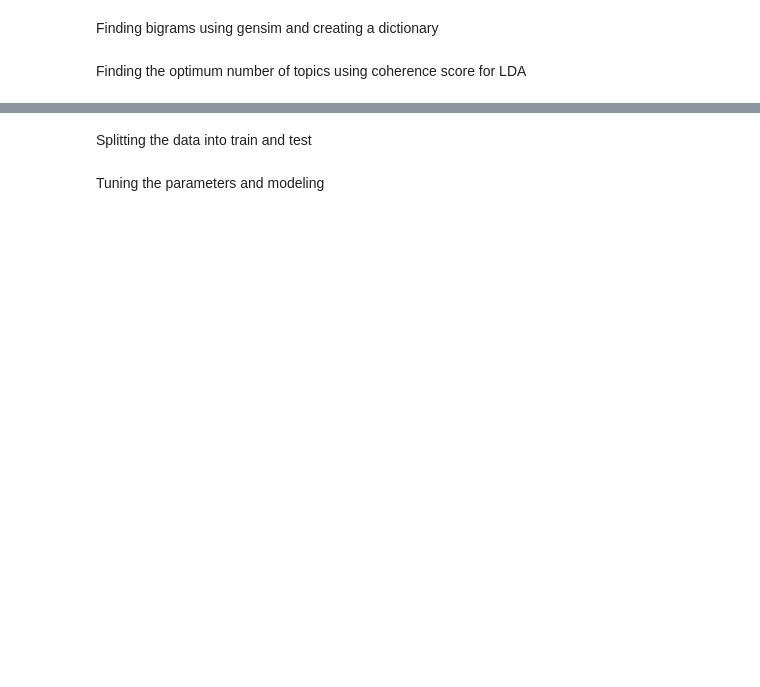
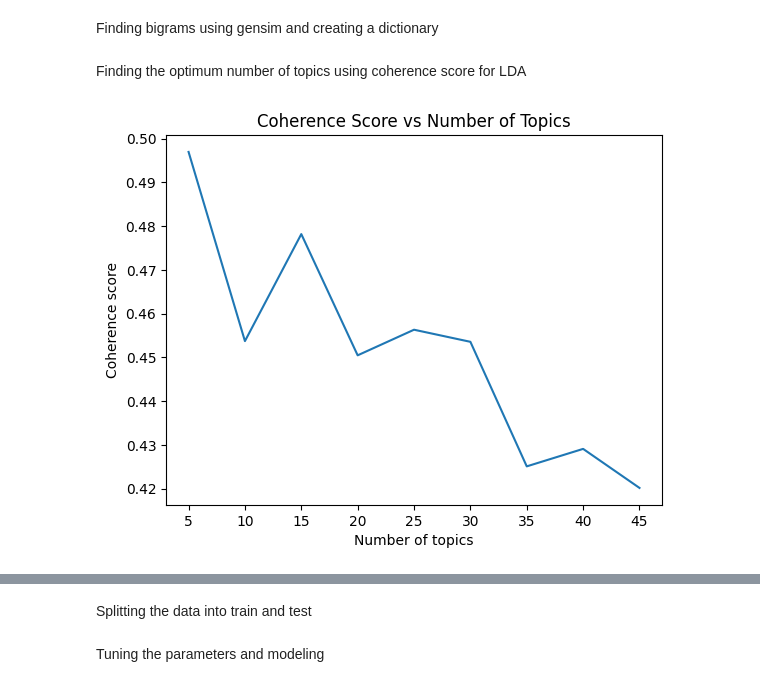
Before and after one commit to joycetheok/Grant-Abstract-Funding-Prediction, a Jupyter notebook: LDA-category.ipynb, the cells around one changed output, grey strips where cells are left out. Saved outputs shown, nothing was run; the diff lists cells and outputs as text; code cells hidden in the pictures; blank space fills up the shorter version.

```diff
--- a/LDA-category.ipynb
+++ b/LDA-category.ipynb
@@ -45,8 +45,8 @@ from sklearn.decomposition import LatentDirichletAllocation
 Reading the csv and merging the files into one based on title
 # %%
 ### Reading the files
-df = pd.read_csv('grants.csv')
-df_amt = pd.read_csv('grants_amt.csv', encoding='ISO-8859-1')
+df = pd.read_csv('data/grants.csv')
+df_amt = pd.read_csv('raw data/CA.US-Social.csv', encoding='ISO-8859-1')
 df.rename(columns={'Project title': 'Project_Title'}, inplace=True)
 merged_df = pd.merge(df, df_amt, on='Project_Title', how ='left')
 merged_df = merged_df[['Project_Title', 'CIHR contribution', 'CIHR_Contribution', 'Abstract/Summary' ]]
@@ -131,7 +131,7 @@ for num in topic_num:
     lda_model = LdaModel(corpus = bow_corpus, num_topics=num, id2word=dictionary,
                          random_state=42)
     coherence_model = CoherenceModel(model=lda_model, corpus=bow_corpus,
-                                     texts=corp, dictionary=dictionary, coherence='c_v')
+                                     texts=merged_df['tokenized_bigrams'], dictionary=dictionary, coherence='c_v')
     coherence_score.append(coherence_model.get_coherence())
 
 ### Plotting the coherence scores
@@ -144,30 +144,32 @@ plt.show()
 ### Choose the optimal number of topics
 optimal_topics = topic_num[coherence_score.index(max(coherence_score))]
 print('Optimal number of topics:', optimal_topics)
 
 for idx, topic in lda_model.print_topics(-1):
     print(f"Topic {idx}: {topic}")
 
 
 ### LDA modeling
 lda_model = LdaModel(bow_corpus, num_topics=optimal_topics, id2word=dictionary, random_state=42)
 topic_distributions = [dict(lda_model.get_document_topics(bow)) for bow in bow_corpus]
 topic_df = pd.DataFrame.from_records(topic_distributions).fillna(0)
 topic_df.columns = [f"Topic_{i+1}" for i in range(optimal_topics)]
 topic_df.index = merged_df.index
 topic_df = topic_df.sort_index()
 merged_df = merged_df.sort_index()
 topic_df['Grant_Amount'] = merged_df['CIHR contribution']
 ### Categorizing the grant amount
 labels = ['Very Small','Small', 'Moderate', 'Large', 'Very Large']
 bins = [topic_df['Grant_Amount'].min(),
         topic_df['Grant_Amount'].quantile(0.2),
         topic_df['Grant_Amount'].quantile(0.4),
         topic_df['Grant_Amount'].quantile(0.6),
         topic_df['Grant_Amount'].quantile(0.8),
         topic_df['Grant_Amount'].max()]
 
 
 topic_df['funding_category'] = pd.cut(topic_df['Grant_Amount'], bins=bins, labels=labels, include_lowest=True)
 category_order = {"Very Small": 1, "Small": 2, "Moderate": 3, "Large": 4, "Very Large": 5}
 topic_df['category_numeric'] = topic_df['funding_category'].map(category_order)
+# %% [output]
+[figure, added]
```
Also changed, not shown: parts of 4 cells of this notebook, 4 other files.
